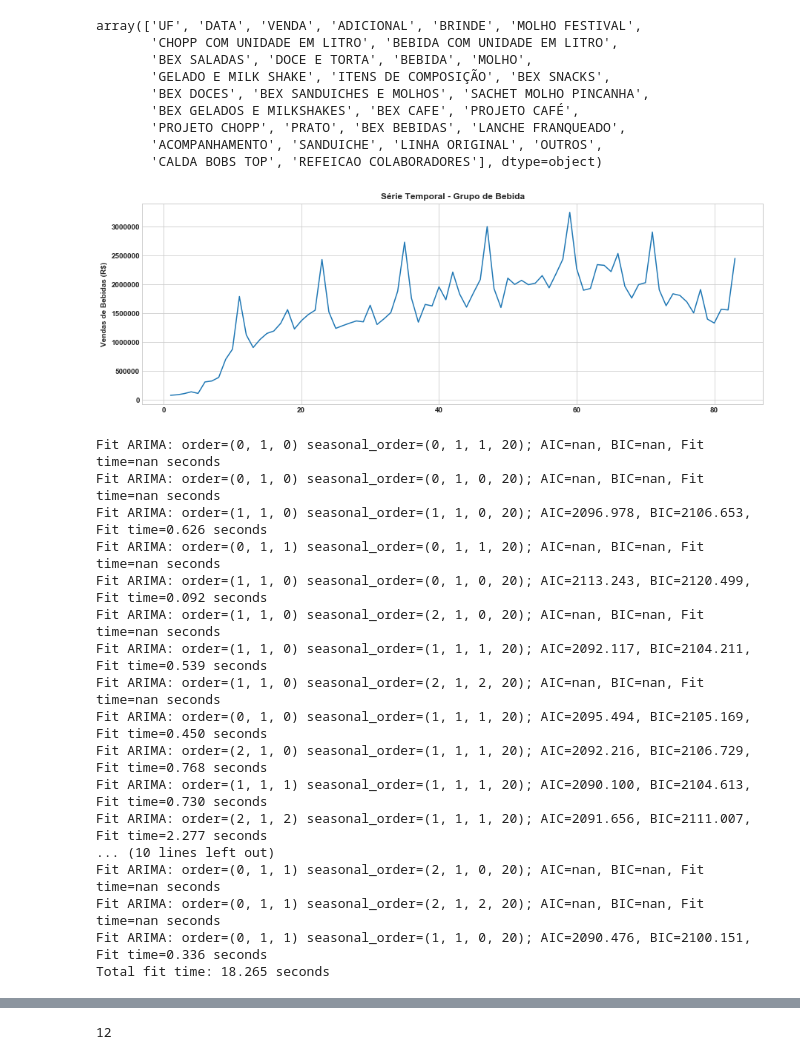
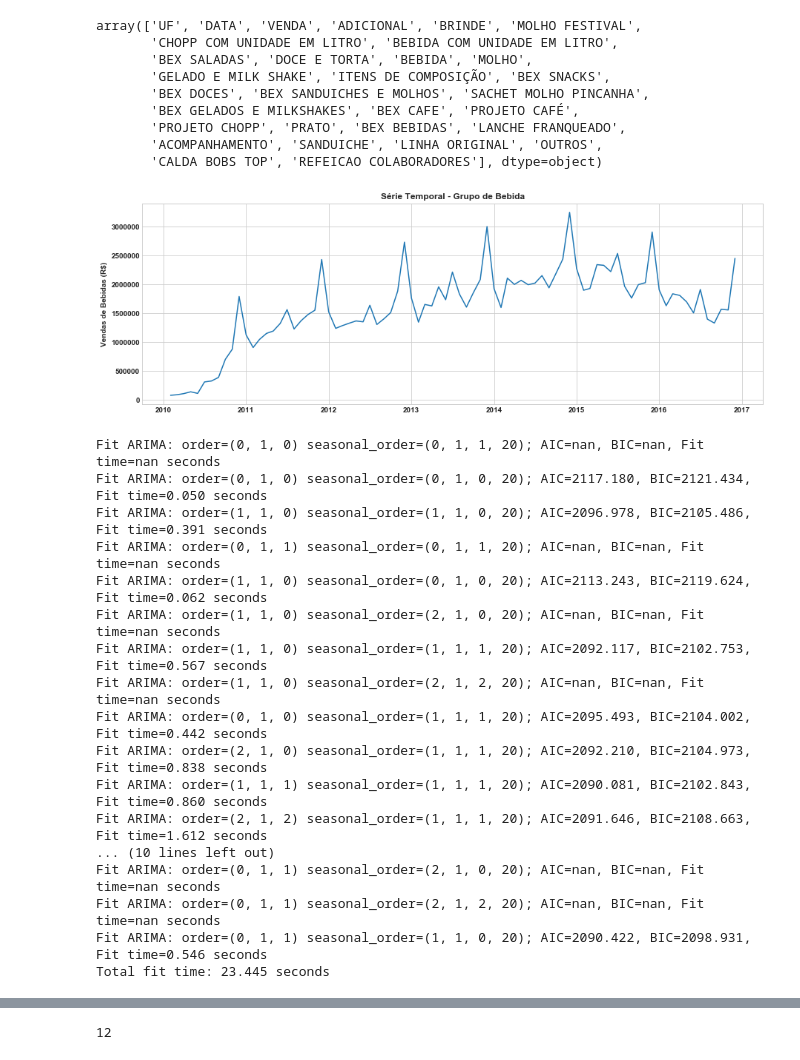
Before and after one commit to robson-fernandes/bayesian-networks-lab, a Jupyter notebook: notebooks/gaussian-processes-sales-grupo-bebidas-sp.ipynb, the cells around one changed output, grey strips where cells are left out. Drawn from its saved outputs; the diff is of its cells as text; code cells hidden in the pictures.

```diff
--- a/notebooks/gaussian-processes-sales-grupo-bebidas-sp.ipynb
+++ b/notebooks/gaussian-processes-sales-grupo-bebidas-sp.ipynb
@@ -66,22 +61,23 @@ df_train = data.iloc[1:84,]
 df_test = data.iloc[84:96,]
 # %%
 plt.figure(figsize=(15,5))
-plt.plot(list(range(1,84)), df_train[variavel])
+plt.plot(df_train["DATA"], df_train[variavel])
+# plt.plot(df_train["DATA"], df_train["SANDUICHE"])
 plt.ylabel('Vendas de Bebidas (R$)', fontweight='bold')
 plt.title('Série Temporal - Grupo de '+ variavel.title(),fontweight='bold')
 # plt.rc('grid', linestyle="--")
 plt.yticks(fontweight='bold')
 plt.xticks(fontweight='bold')
 
 plt.savefig('figure.pdf')
 plt.show()
 # %% [output]
-[figure, old version]
+[figure, new version]
 # %%
 df_train[variavel+'_box'], lmbda = stats.boxcox(df_train[variavel])
 # %%
 model = auto_arima(df_train[variavel+'_box'],
-                    n_fits=12,
+                    n_fits=100,
                     start_p=0,
                     start_q=0,
                     max_p=5,
@@ -91,27 +87,28 @@ model = auto_arima(df_train[variavel+'_box'],
                     d=1,
                     D=1,
                     trace=True,
+                    random = True,
                     error_action='ignore',  # don't want to know if an order does not work
                     suppress_warnings=True,  # don't want convergence warnings
                     stepwise=True)  # set to stepwise
 # %% [output]
 Fit ARIMA: order=(0, 1, 0) seasonal_order=(0, 1, 1, 20); AIC=nan, BIC=nan, Fit time=nan seconds
-Fit ARIMA: order=(0, 1, 0) seasonal_order=(0, 1, 0, 20); AIC=nan, BIC=nan, Fit time=nan seconds
-Fit ARIMA: order=(1, 1, 0) seasonal_order=(1, 1, 0, 20); AIC=2096.978, BIC=2106.653, Fit time=0.626 seconds
+Fit ARIMA: order=(0, 1, 0) seasonal_order=(0, 1, 0, 20); AIC=2117.180, BIC=2121.434, Fit time=0.050 seconds
+Fit ARIMA: order=(1, 1, 0) seasonal_order=(1, 1, 0, 20); AIC=2096.978, BIC=2105.486, Fit time=0.391 seconds
 Fit ARIMA: order=(0, 1, 1) seasonal_order=(0, 1, 1, 20); AIC=nan, BIC=nan, Fit time=nan seconds
-Fit ARIMA: order=(1, 1, 0) seasonal_order=(0, 1, 0, 20); AIC=2113.243, BIC=2120.499, Fit time=0.092 seconds
+Fit ARIMA: order=(1, 1, 0) seasonal_order=(0, 1, 0, 20); AIC=2113.243, BIC=2119.624, Fit time=0.062 seconds
 Fit ARIMA: order=(1, 1, 0) seasonal_order=(2, 1, 0, 20); AIC=nan, BIC=nan, Fit time=nan seconds
-Fit ARIMA: order=(1, 1, 0) seasonal_order=(1, 1, 1, 20); AIC=2092.117, BIC=2104.211, Fit time=0.539 seconds
+Fit ARIMA: order=(1, 1, 0) seasonal_order=(1, 1, 1, 20); AIC=2092.117, BIC=2102.753, Fit time=0.567 seconds
 Fit ARIMA: order=(1, 1, 0) seasonal_order=(2, 1, 2, 20); AIC=nan, BIC=nan, Fit time=nan seconds
-Fit ARIMA: order=(0, 1, 0) seasonal_order=(1, 1, 1, 20); AIC=2095.494, BIC=2105.169, Fit time=0.450 seconds
-Fit ARIMA: order=(2, 1, 0) seasonal_order=(1, 1, 1, 20); AIC=2092.216, BIC=2106.729, Fit time=0.768 seconds
-Fit ARIMA: order=(1, 1, 1) seasonal_order=(1, 1, 1, 20); AIC=2090.100, BIC=2104.613, Fit time=0.730 seconds
-Fit ARIMA: order=(2, 1, 2) seasonal_order=(1, 1, 1, 20); AIC=2091.656, BIC=2111.007, Fit time=2.277 seconds
+Fit ARIMA: order=(0, 1, 0) seasonal_order=(1, 1, 1, 20); AIC=2095.493, BIC=2104.002, Fit time=0.442 seconds
+Fit ARIMA: order=(2, 1, 0) seasonal_order=(1, 1, 1, 20); AIC=2092.210, BIC=2104.973, Fit time=0.838 seconds
+Fit ARIMA: order=(1, 1, 1) seasonal_order=(1, 1, 1, 20); AIC=2090.081, BIC=2102.843, Fit time=0.860 seconds
+Fit ARIMA: order=(2, 1, 2) seasonal_order=(1, 1, 1, 20); AIC=2091.646, BIC=2108.663, Fit time=1.612 seconds
 ... (10 lines left out)
 Fit ARIMA: order=(0, 1, 1) seasonal_order=(2, 1, 0, 20); AIC=nan, BIC=nan, Fit time=nan seconds
 Fit ARIMA: order=(0, 1, 1) seasonal_order=(2, 1, 2, 20); AIC=nan, BIC=nan, Fit time=nan seconds
-Fit ARIMA: order=(0, 1, 1) seasonal_order=(1, 1, 0, 20); AIC=2090.476, BIC=2100.151, Fit time=0.336 seconds
-Total fit time: 18.265 seconds
+Fit ARIMA: order=(0, 1, 1) seasonal_order=(1, 1, 0, 20); AIC=2090.422, BIC=2098.931, Fit time=0.546 seconds
+Total fit time: 23.445 seconds
 # %%
 model.summary()
 # %% [output]
```
Also changed, not shown: parts of 11 cells of this notebook, 31 other files.
